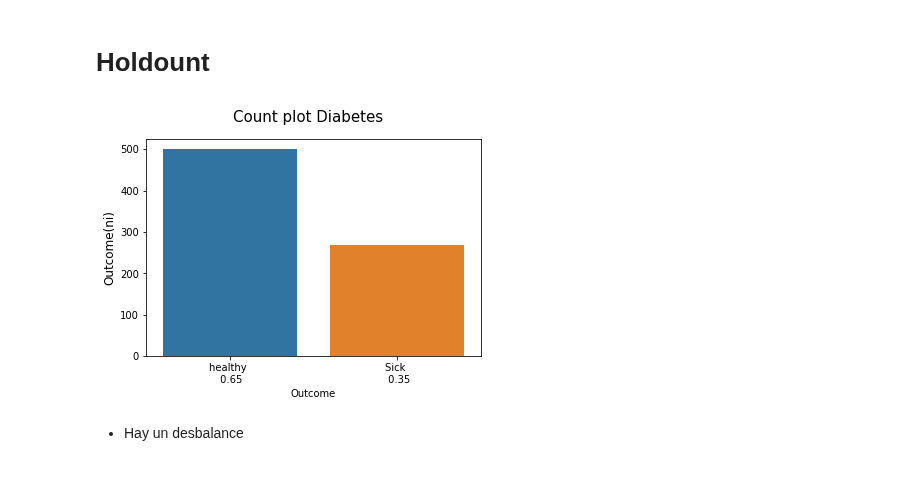
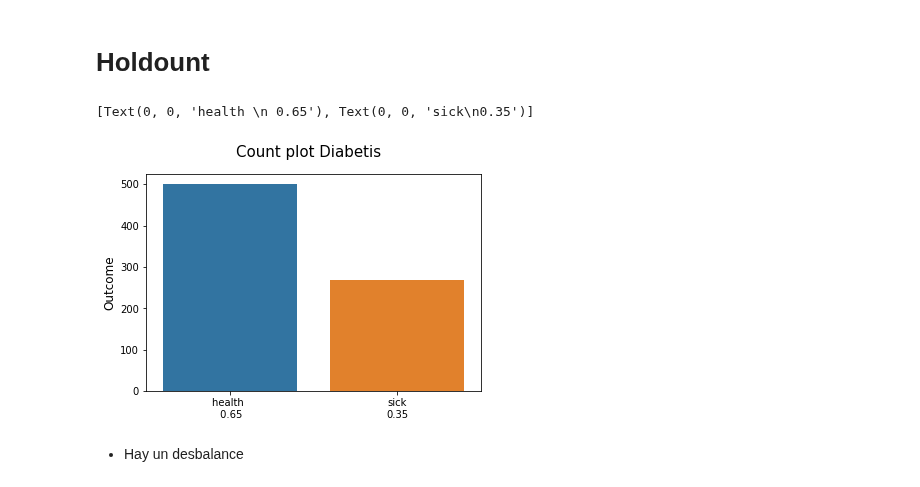
Before and after one commit to Kaiziferr/deep_learning, a Jupyter notebook: multilayer_perceptron/01_workshop_evaluate_model.ipynb, the cells around one changed output. Saved outputs shown, nothing was run; the diff lists cells and outputs as text; code cells hidden in the pictures.

```diff
--- a/multilayer_perceptron/01_workshop_evaluate_model.ipynb
+++ b/multilayer_perceptron/01_workshop_evaluate_model.ipynb
@@ -78,21 +28,13 @@ def metrics_clasification_binary(validation, prediction, name_target,label, matr
 # %%
-"""
-@Description: This method shows the balance between class
-@Values:
-        - data (DataFrame)
-        - tag (string)
-        - target (string)
-        - not_target (string)
-        - title (string)
-
-"""
-def balance_data(data, tag, target, not_target, title):
-  fig, ax = plt.subplots(figsize = (6,4))
-  fig.suptitle(f'Count plot {title}', fontsize = 15)
-  sns.countplot(x = tag, data = data, ax = ax)
-  ax.set_ylabel(f'{tag}(ni)', size = 12)
-  data_target = data[tag].value_counts()
-  len_data = data.shape[0]
-  pe = '{0:.2f}'.format(data_target[1]/len_data)
-  ps = '{0:.2f}'.format(data_target[0]/len_data)
-  ax.set_xticklabels([f'{not_target} \n {ps}', f'{target} \n {pe}'], size = 10)
+fig, ax = plt.subplots(figsize = (6,4))
+fig.suptitle('Count plot Diabetis', fontsize = 15)
+sns.countplot(x=data_values[:,8], ax = ax)
+ax.set_ylabel('Outcome', size = 12)
+_, data_target = np.unique(data_values[:,8], return_counts = True)
+len_data = data_values.shape[0]
+pe = '{0:.2f}'.format(data_target[1]/len_data)
+ps = '{0:.2f}'.format(data_target[0]/len_data)
+ax.set_xticklabels([f'health \n {ps}', f'sick\n{pe}'])
+# %% [output]
+[Text(0, 0, 'health \n 0.65'), Text(0, 0, 'sick\n0.35')]
+[figure, added]
@@ -130,7 +41,2 @@ def model_base():
-# %%
-# Data balance
-balance_data(data, 'Outcome', 'Sick','healthy', 'Diabetes')
-# %% [output]
-[figure, removed]
 # %% [markdown]
 - Hay un desbalance
```
Also changed, not shown: parts of 28 cells of this notebook.
